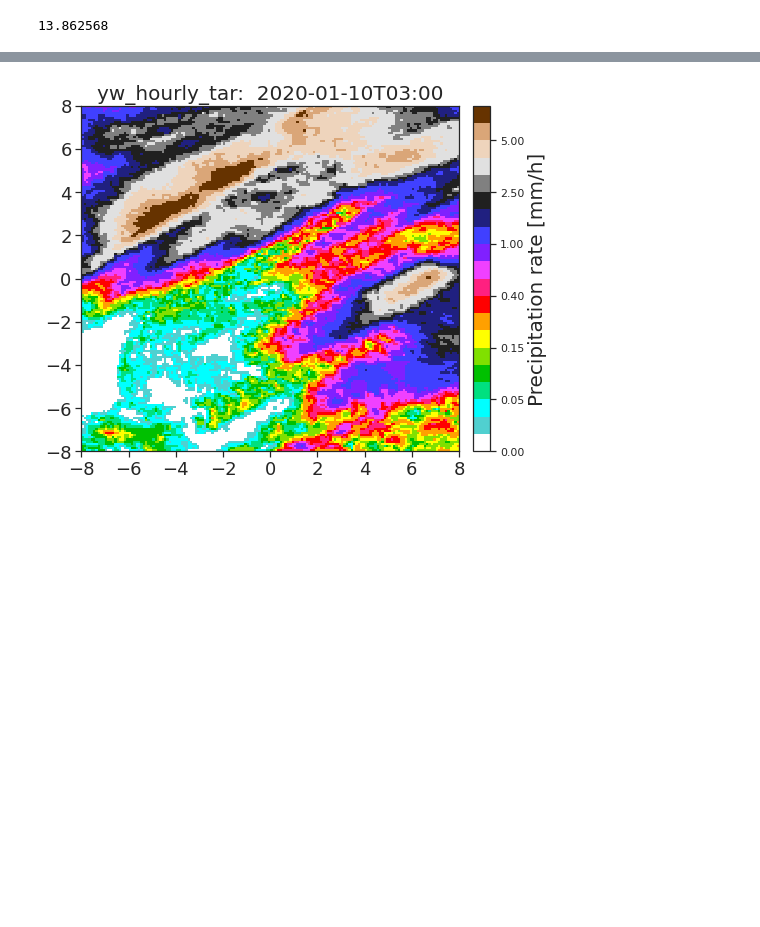
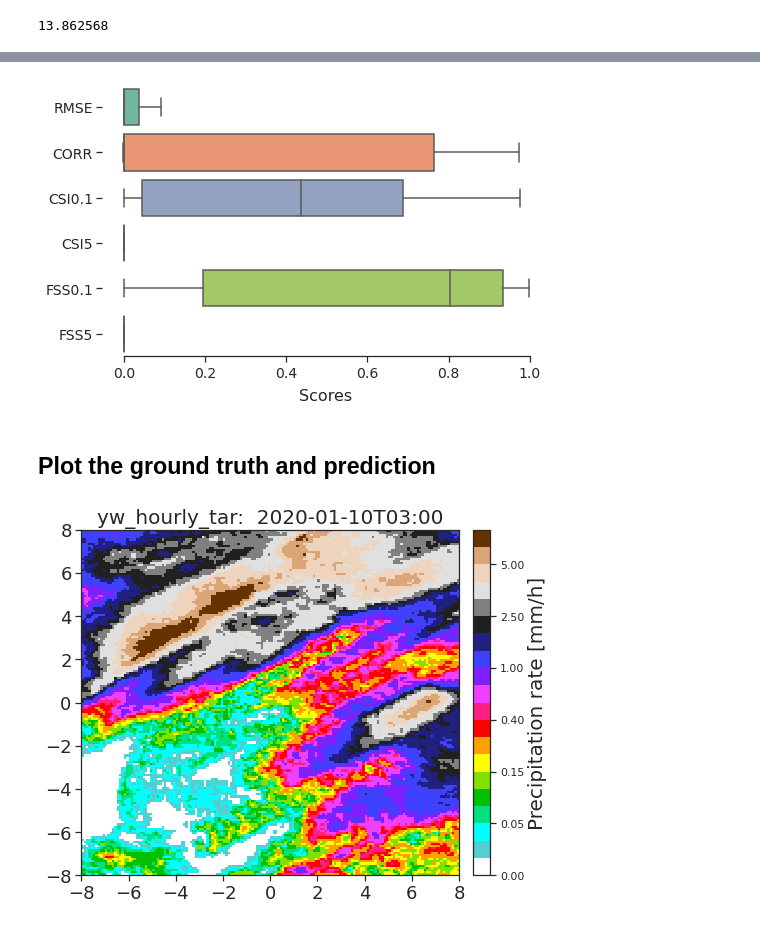
Before and after one commit to masak1112/precipitation_downscaling, a Jupyter notebook: JupyterNotebook/Evaluate_downscaling.ipynb, the cells around one changed output, grey strips where cells are left out. Cells and saved outputs as stored; diff of their text form; code cells hidden in the pictures; blank space fills up the shorter version.

```diff
--- a/JupyterNotebook/Evaluate_downscaling.ipynb
+++ b/JupyterNotebook/Evaluate_downscaling.ipynb
@@ -189,24 +235,28 @@ plt.show()
 # %%
-# fig_path = os.path.join(save_dir,'unet_scores')
-# f, ax = plt.subplots(figsize=(8, 5))
+fig_path = os.path.join(save_dir,'unet_scores')
+f, ax = plt.subplots(figsize=(8, 5))
 
-# sns.set_theme(style="ticks")
-# ax = sns.boxplot(data=unet_all_vars, orient="h",
-#                  palette="Set2", showfliers=False)
-# # ax.axhline(y=0, color="grey", linewidth=.5)
-# ax.set_xlabel('Scores', fontsize=16, labelpad=8)
-# # ax.set_ylabel('Continuous Ranked Probability Score', fontsize=14, labelpad=6)
-# ax.xaxis.grid(False)
-# ax.yaxis.grid(False)
-# plt.xticks(fontsize=14)
-# plt.yticks(fontsize=14)
-# sns.despine(trim=True, left=True)
-# # plt.legend(title = "Model",
-# #            fontsize = '10', title_fontsize = "10",
-# #            loc = 2, bbox_to_anchor = (1.01,0.7))
-# plt.savefig(fig_path, bbox_inches="tight")
-# plt.show()
-# plt.close()
+sns.set_theme(style="ticks")
+ax = sns.boxplot(data=unet_all_vars, orient="h",
+                 palette="Set2", showfliers=False)
+# ax.axhline(y=0, color="grey", linewidth=.5)
+ax.set_xlabel('Scores', fontsize=16, labelpad=8)
+# ax.set_ylabel('Continuous Ranked Probability Score', fontsize=14, labelpad=6)
+ax.xaxis.grid(False)
+ax.yaxis.grid(False)
+plt.xticks(fontsize=14)
+plt.yticks(fontsize=14)
+sns.despine(trim=True, left=True)
+# plt.legend(title = "Model",
+#            fontsize = '10', title_fontsize = "10",
+#            loc = 2, bbox_to_anchor = (1.01,0.7))
+plt.savefig(fig_path, bbox_inches="tight")
+plt.show()
+plt.close()
+# %% [output]
+[figure, added]
+# %% [markdown]
+## Plot the ground truth and prediction
 # %%
 # create colormaps
 clevs = np.array([0, 1, 2.5, 5, 7.5, 10, 15, 20, 30, 40,
```
Also changed, not shown: parts of 17 cells of this notebook, 8 other files.
